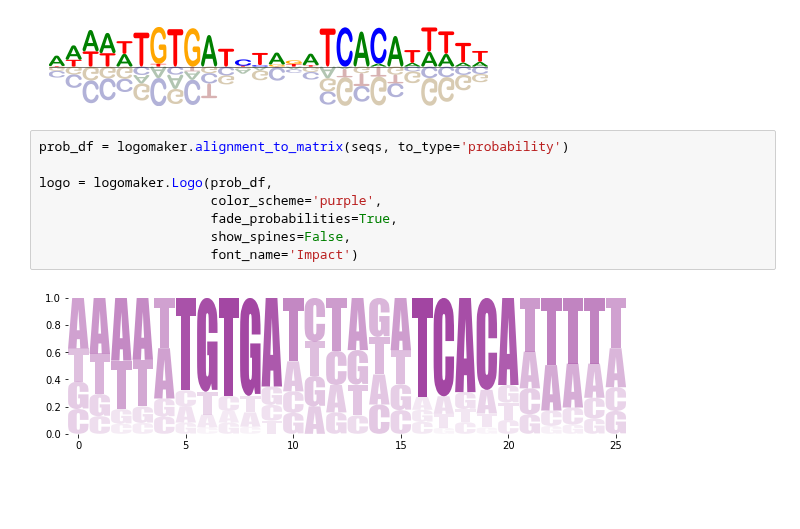
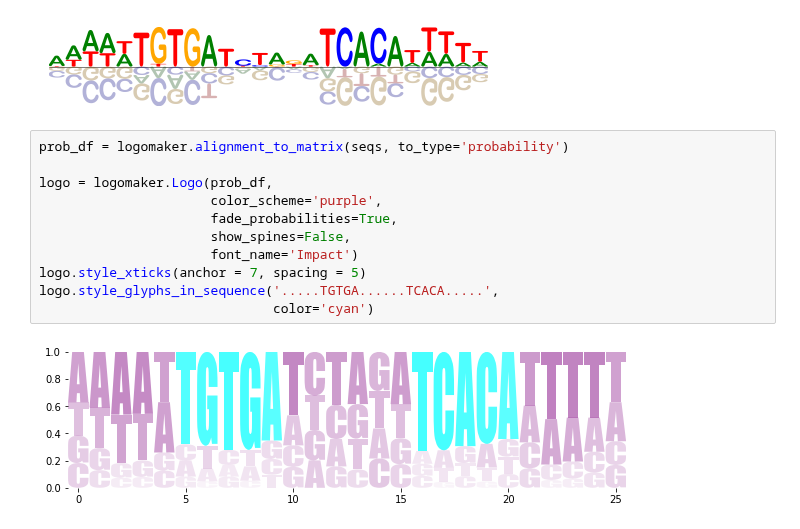
Before and after one commit to jbkinney/logomaker, a Jupyter notebook: logomaker/examples/Example_CRP.ipynb, the cells around one changed output. Saved outputs shown, nothing was run; the diff lists cells and outputs as text; blank space fills up the shorter version.

Commit message:
Half way through code review of Logo.py

```diff
--- a/logomaker/examples/Example_CRP.ipynb
+++ b/logomaker/examples/Example_CRP.ipynb
@@ -63,13 +63,16 @@ Done! Output written to Example_CRP.pdf.
 # %%
 prob_df = logomaker.alignment_to_matrix(seqs, to_type='probability')
 
 logo = logomaker.Logo(prob_df,
                       color_scheme='purple',
                       fade_probabilities=True,
                       show_spines=False,
                       font_name='Impact')
+logo.style_xticks(anchor = 7, spacing = 5)
+logo.style_glyphs_in_sequence('.....TGTGA......TCACA.....',
+                              color='cyan')
 # %% [output]
-[figure, old version]
+[figure, new version]
 # %%
 x = .5
 0 <= x <= 1
```
Also changed, not shown: parts of 6 cells of this notebook, 5 other files.
